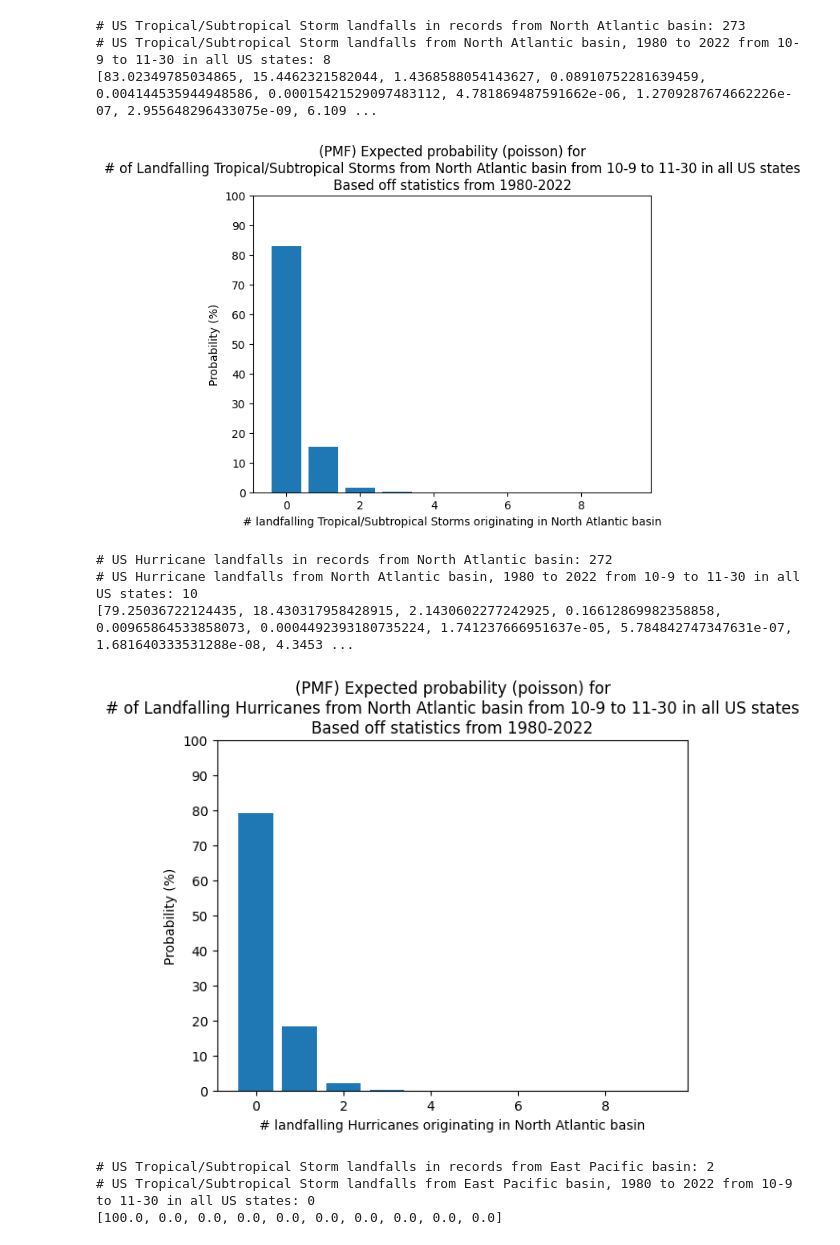
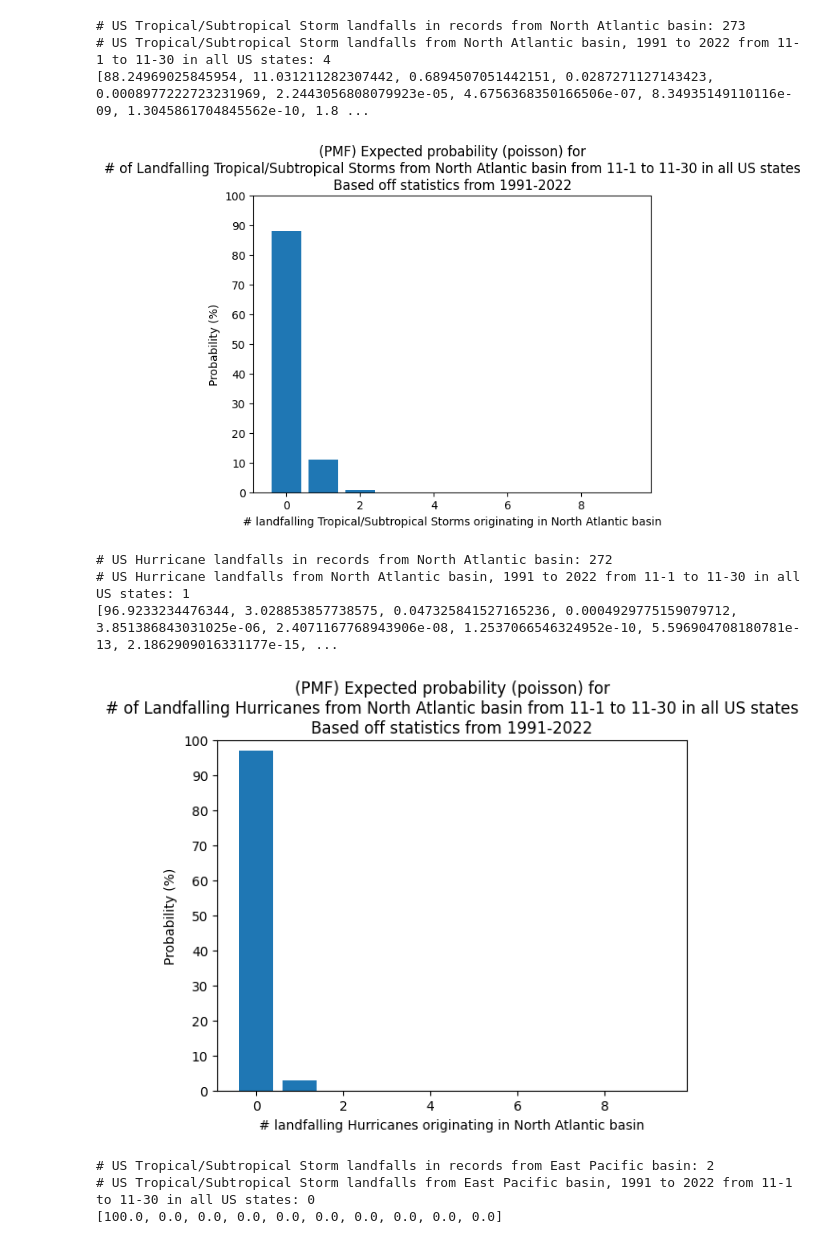
Before and after one commit to JRPdata/cyclone_climatology, a Jupyter notebook: cyclone_climatology.ipynb, the cells around one changed output. Cells and saved outputs as stored; diff of their text form; code cells hidden in the pictures.

```diff
--- a/cyclone_climatology.ipynb
+++ b/cyclone_climatology.ipynb
@@ -235,0 +304,6 @@ for basin_name, dict_dfs in dfs_by_basin.items():
+# %%
+# write the parquets
+for basin_name, dict_dfs in dfs_by_basin.items():
+    for df_name, dict_df in dict_dfs.items():
+        parquet_name = basin_name + '_basin_' + df_name + ".parquet"
+        dict_df.to_parquet(parquet_name)
@@ -235,0 +342,5 @@ for basin_name, dict_dfs in dfs_by_basin.items():
+# %%
+# write the parquets
+for df_name, dict_df in dfs_na_ep_us_landfalls.items():
+    parquet_name = 'na_ep_us_landfalls_' + df_name + ".parquet"
+    dict_df.to_parquet(parquet_name)
@@ -235,0 +373,6 @@ for basin_name, dict_dfs in dfs_by_basin.items():
+# %%
+# write the parquets
+for df_name, dict_df in dfs_na_ep.items():
+    parquet_name = 'na_ep_' + df_name + ".parquet"
+    #print(parquet_name)
+    dict_df.to_parquet(parquet_name)
@@ -235,0 +437,14 @@ for basin_name, dict_dfs in dfs_by_basin.items():
+# %%
+# LOAD THE PARQUETS BY STORM TYPES FOR US LANDFALLS
+
+parquets_by_storm_types_for_us_landfalls = [
+'na_ep_us_landfalls_hu.parquet',
+'na_ep_us_landfalls_ts_ss.parquet',
+'na_ep_us_landfalls_ts_ss_hu.parquet'
+]
+
+dfs_na_ep_us_landfalls = {}
+for parquet_file_name in parquets_by_storm_types_for_us_landfalls:
+    parquet_name = parquet_file_name.replace(".parquet", "")
+    prefix, df_name = parquet_name.split('na_ep_us_landfalls_')
+    dfs_na_ep_us_landfalls[df_name] = pd.read_parquet(parquet_file_name)
@@ -236,20 +555,20 @@ for basin_name, dict_dfs in dfs_by_basin.items():
 # %%
 ##### BY BASIN STATISTICS FOR US LANDFALLS
 # set optionally either to None (default 1991-2022)
-start_year = 1980
+start_year = 1991
 end_year = 2022
 # must include all as None or with numbered month and day
 start_month = None
 start_day = None
 end_month = None
 end_day = None
-start_month = 10
-start_day = 9
+start_month = 11
+start_day = 1
 end_month = 11
 end_day = 30
 # either None, or a list of 2 letter states to include
 states = None
-#states = ['TX']
+#states = ['NJ', 'NY']
 
 if start_month and start_day and end_month and end_day:
     sub_period_str = f'from {start_month}-{start_day} to {end_month}-{end_day}'
@@ -268,7 +587,7 @@ for basin_name, dict_dfs in dfs_by_basin.items():
     basin_mapping = {'NA': 'North Atlantic', 'EP': 'East Pacific'}
     full_basin_name = basin_mapping[basin_name]
     for storm_type_short, storm_type_long in storm_types.items():
-        df_ref_with_state = dict_dfs[storm_type_short_to_dict_key_mapping[storm_type_short]]
+        df_ref_with_state = dict_dfs[storm_type_short_to_dict_key_mapping[storm_type_short]].copy(deep=True)
         # with state has duplicate rows to record storms with multiple landfalls, so get only the unique storms for a count
         df_unique_storms = df_ref_with_state.drop_duplicates(subset=['USA_ATCF_ID'])
         df_unique_storms.reset_index()
@@ -281,42 +600,43 @@ for basin_name, dict_dfs in dfs_by_basin.items():
             start_month_num=start_month, start_day_num_of_month=start_day,
             end_month_num=end_month, end_day_num_of_month=end_day
         )
+
         num_years = (end_year - start_year + 1)
         num_in_period = len(landfalling_in_period)
         print(f"# US {storm_type_long} landfalls from {full_basin_name} basin, {start_year} to {end_year} {sub_period_str} {states_str}:", num_in_period)
 
         event_counts = list(range(0,10))
         ep_pct_per_event_count = []
         for n in event_counts:
             ep_pct_per_event_count.append(100 * poisson_pmf(num_years, num_in_period, n))
 
         print(ep_pct_per_event_count)
         # Create a bar chart
         plt.bar(event_counts, ep_pct_per_event_count)
 
         plt.ylim(0, 100)
         plt.yticks(range(0, 101, 10))
 
         # Label the axes and give the chart a title
         plt.xlabel(f'# landfalling {storm_type_long}s originating in {full_basin_name} basin')
         plt.ylabel('Probability (%)')
         plt.title(f"(PMF) Expected probability (poisson) for\n# of Landfalling {storm_type_long}s from " +
                   f"{full_basin_name} basin {sub_period_str} {states_str}\n" +
                   f"Based off statistics from {start_year}-{end_year}")
 
         # Show the chart
         plt.show()
 # %% [output]
 # US Tropical/Subtropical Storm landfalls in records from North Atlantic basin: 273
-# US Tropical/Subtropical Storm landfalls from North Atlantic basin, 1980 to 2022 from 10-9 to 11-30 in all US states: 8
-[83.02349785034865, 15.4462321582044, 1.4368588054143627, 0.08910752281639459, 0.004144535944948586, 0.00015421529097483112, 4.781869487591662e-06, 1.2709287674662226e-07, 2.955648296433075e-09, 6.109 ...
+# US Tropical/Subtropical Storm landfalls from North Atlantic basin, 1991 to 2022 from 11-1 to 11-30 in all US states: 4
+[88.24969025845954, 11.031211282307442, 0.6894507051442151, 0.0287271127143423, 0.0008977222723231969, 2.2443056808079923e-05, 4.6756368350166506e-07, 8.34935149110116e-09, 1.3045861704845562e-10, 1.8 ...
-[figure, old version]
+[figure, new version]
 # US Hurricane landfalls in records from North Atlantic basin: 272
-# US Hurricane landfalls from North Atlantic basin, 1980 to 2022 from 10-9 to 11-30 in all US states: 10
-[79.25036722124435, 18.430317958428915, 2.1430602277242925, 0.16612869982358858, 0.00965864533858073, 0.0004492393180735224, 1.741237666951637e-05, 5.784842747347631e-07, 1.681640333531288e-08, 4.3453 ...
+# US Hurricane landfalls from North Atlantic basin, 1991 to 2022 from 11-1 to 11-30 in all US states: 1
+[96.9233234476344, 3.028853857738575, 0.047325841527165236, 0.0004929775159079712, 3.851386843031025e-06, 2.4071167768943906e-08, 1.2537066546324952e-10, 5.596904708180781e-13, 2.1862909016331177e-15, ...
-[figure, old version]
+[figure, new version]
 # US Tropical/Subtropical Storm landfalls in records from East Pacific basin: 2
-# US Tropical/Subtropical Storm landfalls from East Pacific basin, 1980 to 2022 from 10-9 to 11-30 in all US states: 0
+# US Tropical/Subtropical Storm landfalls from East Pacific basin, 1991 to 2022 from 11-1 to 11-30 in all US states: 0
 [100.0, 0.0, 0.0, 0.0, 0.0, 0.0, 0.0, 0.0, 0.0, 0.0]
 [figure]
 # US Hurricane landfalls in records from East Pacific basin: 4
```
Also changed, not shown: parts of 21 cells of this notebook, 20 other files.
